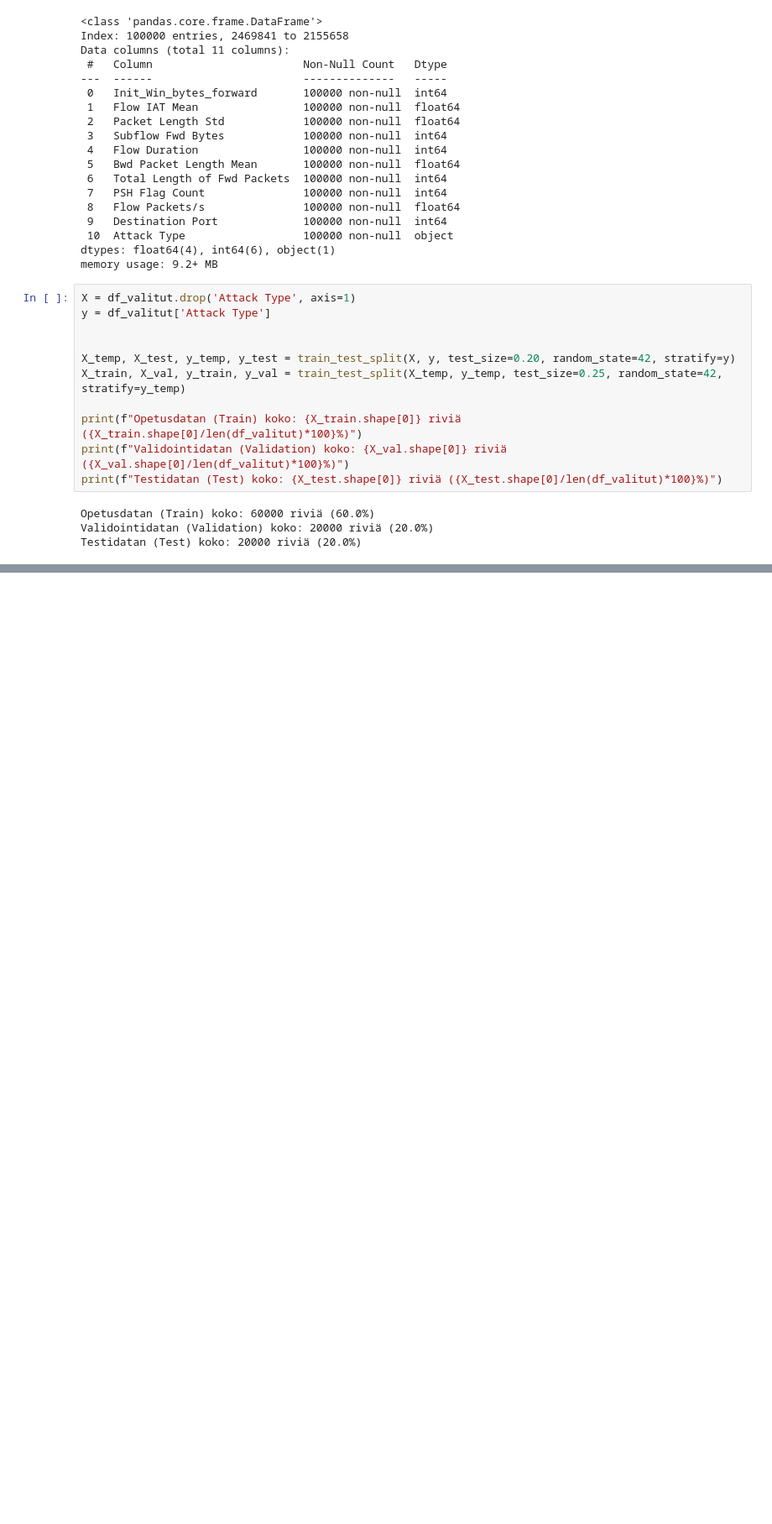
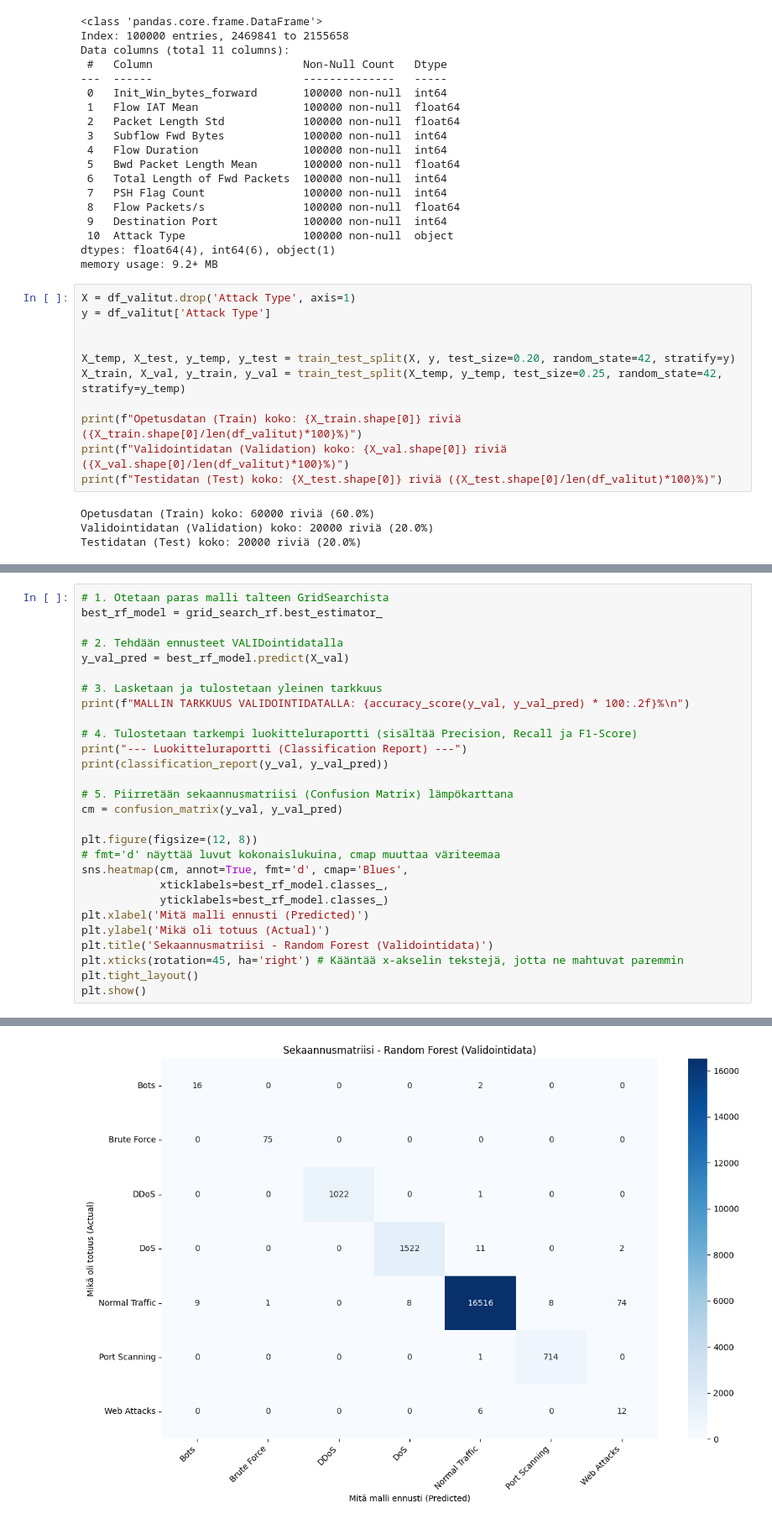
Before and after one commit to EliasKoulu/Applied-Machine-Learning-, a Jupyter notebook: Elias.ipynb, the cells around one changed output, grey strips where cells are left out. Shown at 84% size. Drawn from its saved outputs; the diff is of its cells as text; blank space fills up the shorter version.

```diff
--- a/Elias.ipynb
+++ b/Elias.ipynb
@@ -153,0 +193,29 @@ grid_search = GridSearchCV(putki, parametrit, cv=3, scoring='accuracy', n_jobs=-
+# %%
+# 1. Otetaan paras malli talteen GridSearchista
+best_rf_model = grid_search_rf.best_estimator_
+
+# 2. Tehdään ennusteet VALIDointidatalla
+y_val_pred = best_rf_model.predict(X_val)
+
+# 3. Lasketaan ja tulostetaan yleinen tarkkuus
+print(f"MALLIN TARKKUUS VALIDOINTIDATALLA: {accuracy_score(y_val, y_val_pred) * 100:.2f}%\n")
+
+# 4. Tulostetaan tarkempi luokitteluraportti (sisältää Precision, Recall ja F1-Score)
+print("--- Luokitteluraportti (Classification Report) ---")
+print(classification_report(y_val, y_val_pred))
+
+# 5. Piirretään sekaannusmatriisi (Confusion Matrix) lämpökarttana
+cm = confusion_matrix(y_val, y_val_pred)
+
+plt.figure(figsize=(12, 8))
+# fmt='d' näyttää luvut kokonaislukuina, cmap muuttaa väriteemaa
+sns.heatmap(cm, annot=True, fmt='d', cmap='Blues',
+            xticklabels=best_rf_model.classes_,
+            yticklabels=best_rf_model.classes_)
+plt.xlabel('Mitä malli ennusti (Predicted)')
+plt.ylabel('Mikä oli totuus (Actual)')
+plt.title('Sekaannusmatriisi - Random Forest (Validointidata)')
+plt.xticks(rotation=45, ha='right') # Kääntää x-akselin tekstejä, jotta ne mahtuvat paremmin
+plt.tight_layout()
+plt.show()
+# %% [output]
@@ -153,0 +238 @@ grid_search = GridSearchCV(putki, parametrit, cv=3, scoring='accuracy', n_jobs=-
+[figure, added]
```
Also changed, not shown: parts of 7 cells of this notebook, 1 other file.
